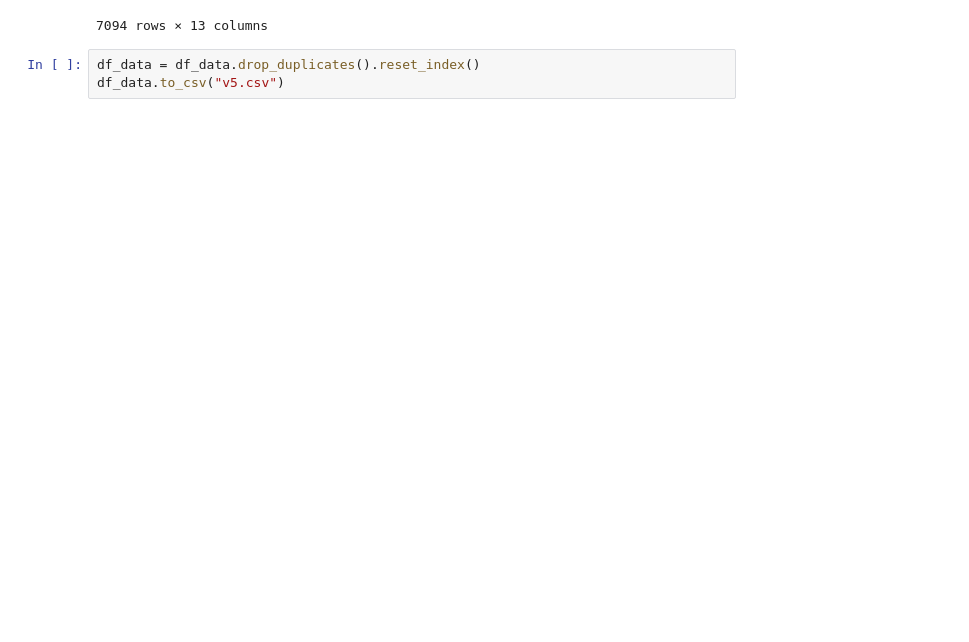
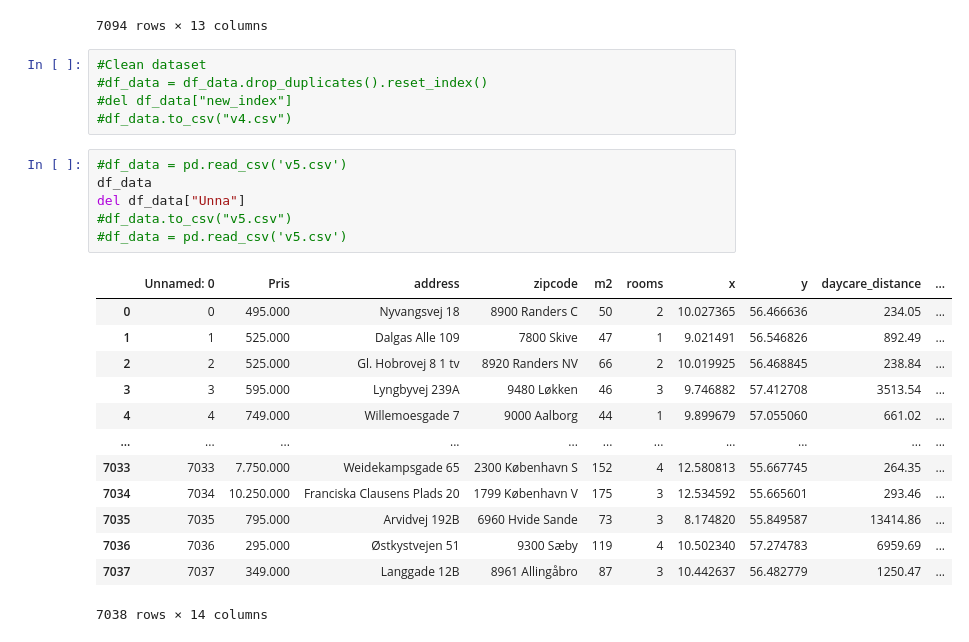
Before and after one commit to txg194/Qwe, a Jupyter notebook: Examproject/Final_dataset.ipynb, the cells around one changed output. Cells and saved outputs as stored; diff of their text form; blank space fills up the shorter version.

Commit message:
Duplicates, extra indexes osv removed

```diff
--- a/Examproject/Final_dataset.ipynb
+++ b/Examproject/Final_dataset.ipynb
@@ -323,5 +323,27 @@ df_data
 | 7093 | 349.000 | Langgade 12B | 8961 Allingåbro | 87 | 3 | 10.442637 | 56.482779 | 1250.47 | 28868.57 | ... |
 7094 rows × 13 columns
 # %%
-df_data = df_data.drop_duplicates().reset_index()
-df_data.to_csv("v5.csv")
+#Clean dataset
+#df_data = df_data.drop_duplicates().reset_index()
+#del df_data["new_index"]
+#df_data.to_csv("v4.csv")
+# %%
+#df_data = pd.read_csv('v5.csv')
+df_data
+del df_data["Unna"]
+#df_data.to_csv("v5.csv")
+#df_data = pd.read_csv('v5.csv')
+# %% [output]
+|  | Unnamed: 0 | Pris | address | zipcode | m2 | rooms | x | y | daycare_distance | ... |
+| 0 | 0 | 495.000 | Nyvangsvej 18 | 8900 Randers C | 50 | 2 | 10.027365 | 56.466636 | 234.05 | ... |
+| 1 | 1 | 525.000 | Dalgas Alle 109 | 7800 Skive | 47 | 1 | 9.021491 | 56.546826 | 892.49 | ... |
+| 2 | 2 | 525.000 | Gl. Hobrovej 8 1 tv | 8920 Randers NV | 66 | 2 | 10.019925 | 56.468845 | 238.84 | ... |
+| 3 | 3 | 595.000 | Lyngbyvej 239A | 9480 Løkken | 46 | 3 | 9.746882 | 57.412708 | 3513.54 | ... |
+| 4 | 4 | 749.000 | Willemoesgade 7 | 9000 Aalborg | 44 | 1 | 9.899679 | 57.055060 | 661.02 | ... |
+| ... | ... | ... | ... | ... | ... | ... | ... | ... | ... | ... |
+| 7033 | 7033 | 7.750.000 | Weidekampsgade 65 | 2300 København S | 152 | 4 | 12.580813 | 55.667745 | 264.35 | ... |
+| 7034 | 7034 | 10.250.000 | Franciska Clausens Plads 20 | 1799 København V | 175 | 3 | 12.534592 | 55.665601 | 293.46 | ... |
+| 7035 | 7035 | 795.000 | Arvidvej 192B | 6960 Hvide Sande | 73 | 3 | 8.174820 | 55.849587 | 13414.86 | ... |
+| 7036 | 7036 | 295.000 | Østkystvejen 51 | 9300 Sæby | 119 | 4 | 10.502340 | 57.274783 | 6959.69 | ... |
+| 7037 | 7037 | 349.000 | Langgade 12B | 8961 Allingåbro | 87 | 3 | 10.442637 | 56.482779 | 1250.47 | ... |
+7038 rows × 14 columns
```
Also changed, not shown: 1 other file.
